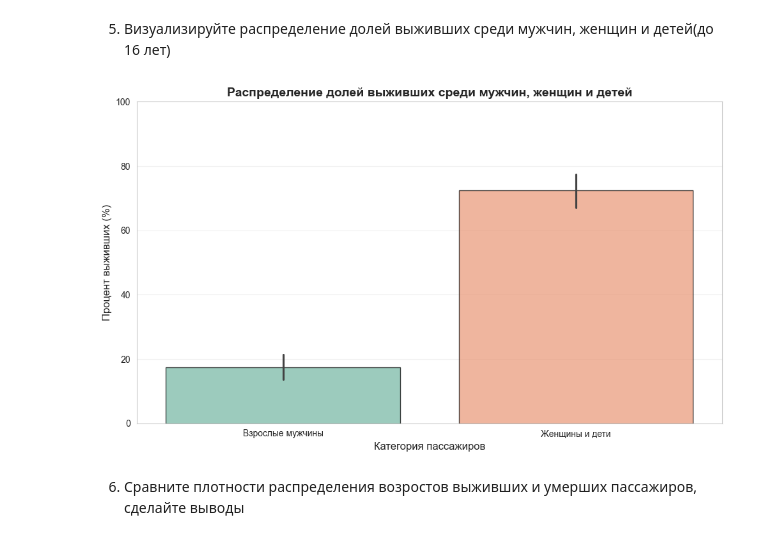
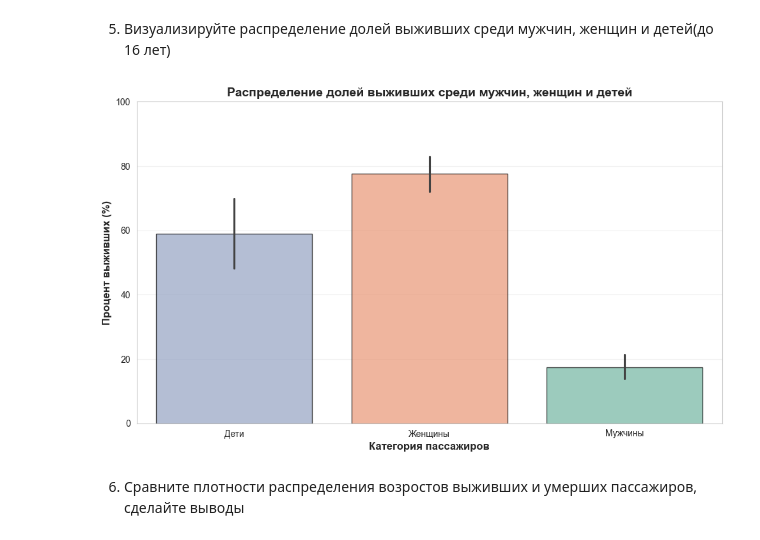
Before and after one commit to hedw1qqq/ml, a Jupyter notebook: hw1/Lab1-5.ipynb, the cells around one changed output. Saved outputs shown, nothing was run; the diff lists cells and outputs as text; code cells hidden in the pictures.

```diff
--- a/hw1/Lab1-5.ipynb
+++ b/hw1/Lab1-5.ipynb
@@ -445,25 +450,38 @@ plt.show()
 # %% [markdown]
 5. Визуализируйте распределение долей выживших среди мужчин, женщин и детей(до 16 лет)
 # %%
-# df_age из 2.4
+df_category = df[df["Age"].notna()].copy()
+
+def categorize(row):
+    if row["Age"] < 16:
+        return "Дети"
+    elif row["Sex"] == "female":
+        return "Женщины"
+    else:
+        return "Мужчины"
+
+df_category["Category"] = df_category.apply(categorize, axis=1)
+
 sns.set_style("whitegrid")
 plt.figure(figsize=(10, 6))
 
-sns.barplot(data=df_age, x="Category", y="Survived", hue="Category", legend=False,
-            palette="Set2", edgecolor="black", alpha=0.7,
-            estimator=lambda x: sum(x) / len(x) * 100)
+sns.barplot(data=df_category, x='Category', y='Survived',
+            hue='Category', palette='Set2', legend=False,
+            edgecolor='black', alpha=0.7,
+            estimator=lambda x: sum(x) / len(x) * 100,
+            order=['Дети', 'Женщины', 'Мужчины'])
 
-plt.xlabel("Категория пассажиров", fontsize=12)
-plt.ylabel("Процент выживших (%)", fontsize=12)
-plt.title("Распределение долей выживших среди мужчин, женщин и детей",
-          fontsize=14, fontweight="bold")
+plt.xlabel('Категория пассажиров', fontsize=12, fontweight='bold')
+plt.ylabel('Процент выживших (%)', fontsize=12, fontweight='bold')
+plt.title('Распределение долей выживших среди мужчин, женщин и детей',
+          fontsize=14, fontweight='bold')
 plt.ylim(0, 100)
-plt.grid(axis="y", alpha=0.3)
+plt.grid(axis='y', alpha=0.3)
 
 plt.tight_layout()
 plt.show()
 # %% [output]
-[figure, old version]
+[figure, new version]
 # %% [markdown]
 6. Сравните плотности распределения возростов выживших и умерших пассажиров, сделайте выводы
 # %%
```
Also changed, not shown: parts of 4 cells of this notebook.
